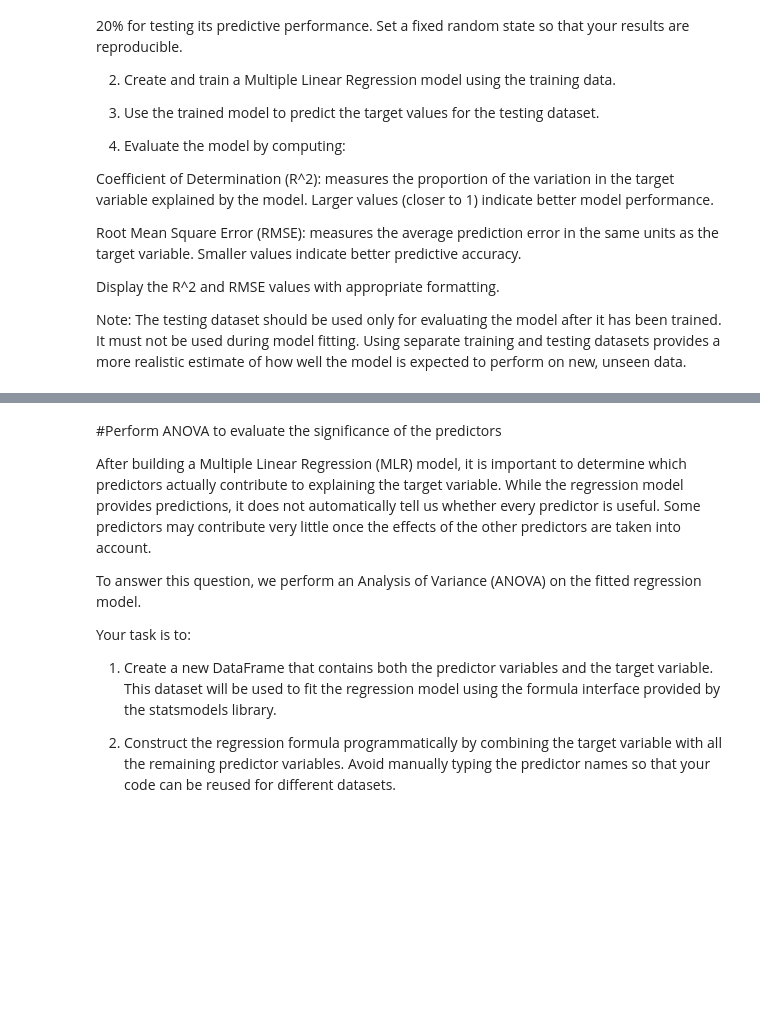
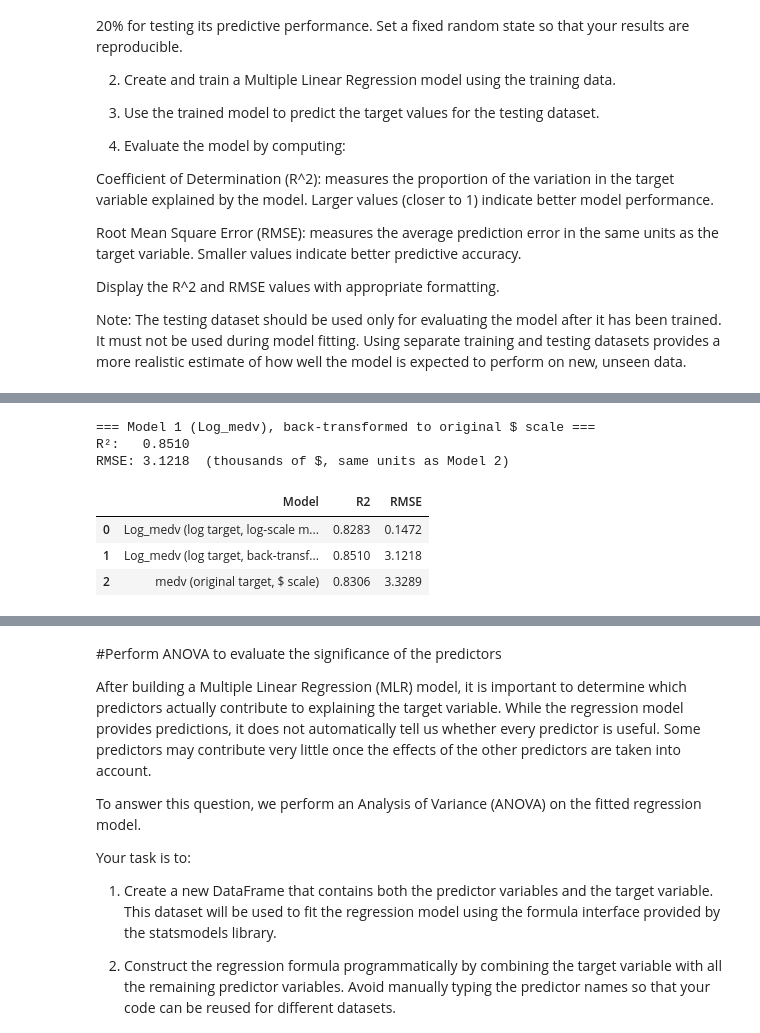
Before and after one commit to JoseAlberto88/Predictive-Analytics-, a Jupyter notebook: DAMO510_Module_03_in_Class_Activity_StarterCode.ipynb, the cells around one changed output, grey strips where cells are left out. Drawn from its saved outputs; the diff is of its cells as text; code cells hidden in the pictures; blank space fills up the shorter version.

```diff
--- a/DAMO510_Module_03_in_Class_Activity_StarterCode.ipynb
+++ b/DAMO510_Module_03_in_Class_Activity_StarterCode.ipynb
@@ -1301,0 +1450,16 @@ Note: The testing dataset should be used only for evaluating the model after it
+# %%
+# --- Model 2: Original target ---
+# IMPORTANT: use the SAME row split (same random_state, same X) so the comparison is apples-to-apples
+X_train2, X_test2, y_orig_train, y_orig_test = train_test_split(X, y_original, test_size=0.20, random_state=42)
+
+linear_regression_model_original_target = LinearRegression()
+linear_regression_model_original_target.fit(X_train2, y_orig_train)
+
+y_orig_pred = linear_regression_model_original_target.predict(X_test2)
+
+r2_original = r2_score(y_orig_test, y_orig_pred)
+rmse_original = np.sqrt(mean_squared_error(y_orig_test, y_orig_pred))
+
+print("=== Model 2: medv (original target) ===")
+print(f"R²:   {r2_original:.4f}")
+print(f"RMSE: {rmse_original:.4f}  (thousands of $, original units)")
@@ -1301,0 +1486,34 @@ Note: The testing dataset should be used only for evaluating the model after it
+# %%
+# Back-transform the log model's predictions to the original dollar scale,
+# so we can compare its real-world accuracy directly against Model 2
+
+y_log_pred_backtransformed = np.expm1(y_log_pred)   # undo log1p
+y_log_test_backtransformed = np.expm1(y_log_test)   # undo log1p on the actual test targets too
+
+rmse_log_backtransformed = np.sqrt(mean_squared_error(y_log_test_backtransformed, y_log_pred_backtransformed))
+r2_log_backtransformed = r2_score(y_log_test_backtransformed, y_log_pred_backtransformed)
+
+print("=== Model 1 (Log_medv), back-transformed to original $ scale ===")
+print(f"R²:   {r2_log_backtransformed:.4f}")
+print(f"RMSE: {rmse_log_backtransformed:.4f}  (thousands of $, same units as Model 2)")
+# %% [output]
+=== Model 1 (Log_medv), back-transformed to original $ scale ===
+R²:   0.8510
+RMSE: 3.1218  (thousands of $, same units as Model 2)
+# %%
+# Full three-row comparison table
+comparison_df = pd.DataFrame({
+    "Model": [
+        "Log_medv (log target, log-scale metrics)",
+        "Log_medv (log target, back-transformed to $)",
+        "medv (original target, $ scale)"
+    ],
+    "R2": [round(r2_log, 4), round(r2_log_backtransformed, 4), round(r2_original, 4)],
+    "RMSE": [round(rmse_log, 4), round(rmse_log_backtransformed, 4), round(rmse_original, 4)]
+})
+comparison_df
+# %% [output]
+|  | Model | R2 | RMSE |
+| 0 | Log_medv (log target, log-scale m... | 0.8283 | 0.1472 |
+| 1 | Log_medv (log target, back-transf... | 0.8510 | 3.1218 |
+| 2 | medv (original target, $ scale) | 0.8306 | 3.3289 |
```
Also changed, not shown: parts of 17 cells of this notebook.
